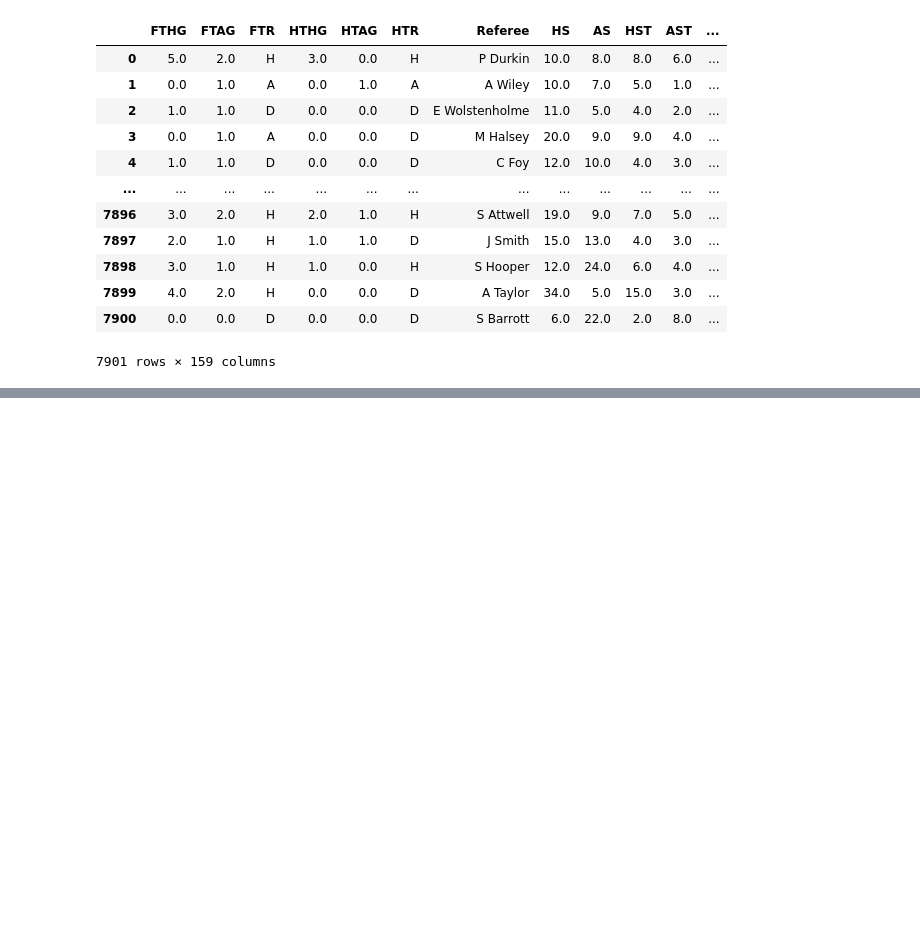
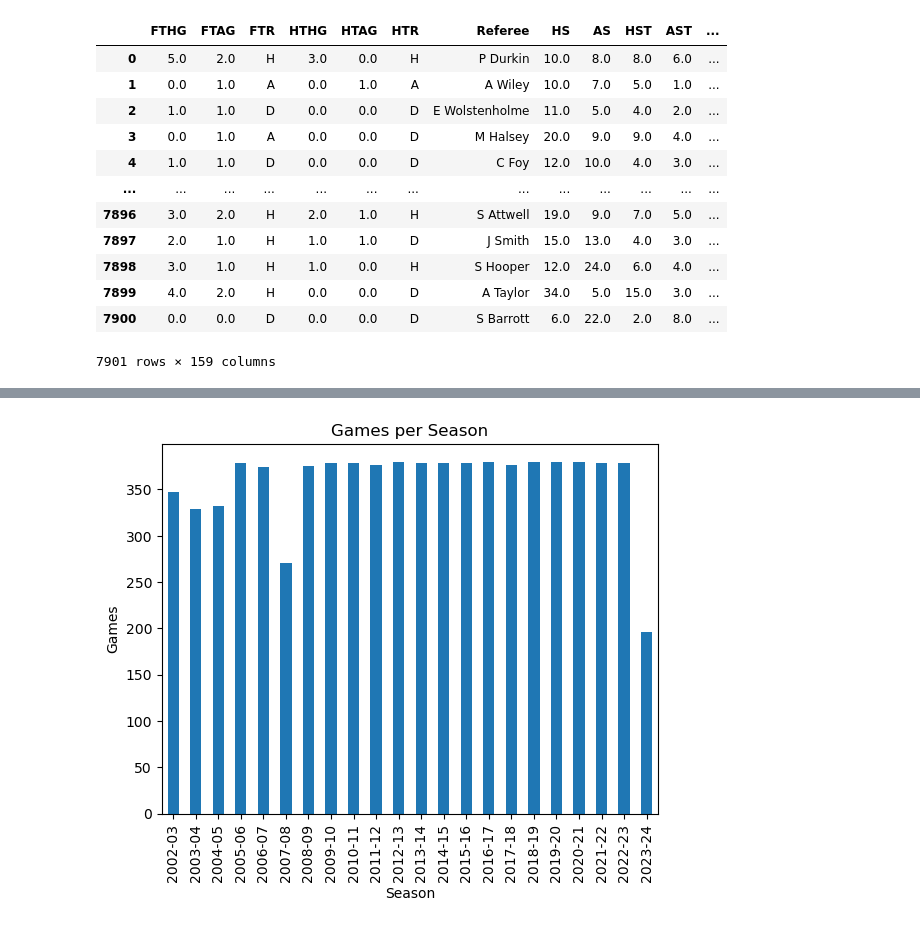
Before and after one commit to Shab00/Over-Under2.5Goals, a Jupyter notebook: notebooks/dataCleaning.ipynb, the cells around one changed output, grey strips where cells are left out. Cells and saved outputs as stored; diff of their text form; code cells hidden in the pictures; blank space fills up the shorter version.

```diff
--- a/notebooks/dataCleaning.ipynb
+++ b/notebooks/dataCleaning.ipynb
@@ -1311,0 +1317,4 @@ df.to_csv('test_data.csv', index=False)
+# %%
+filePath = 'headToHaed_data.csv'
+df = pd.read_csv(filePath)
+df
@@ -1311,0 +1356,7 @@ df.to_csv('test_data.csv', index=False)
+# %%
+df.groupby('Season').size().plot(kind='bar')
+plt.ylabel('Games')
+plt.title('Games per Season')
+plt.show()
+# %% [output]
+[figure, added]
```
Also changed, not shown: parts of 10 cells of this notebook, 4 other files.
